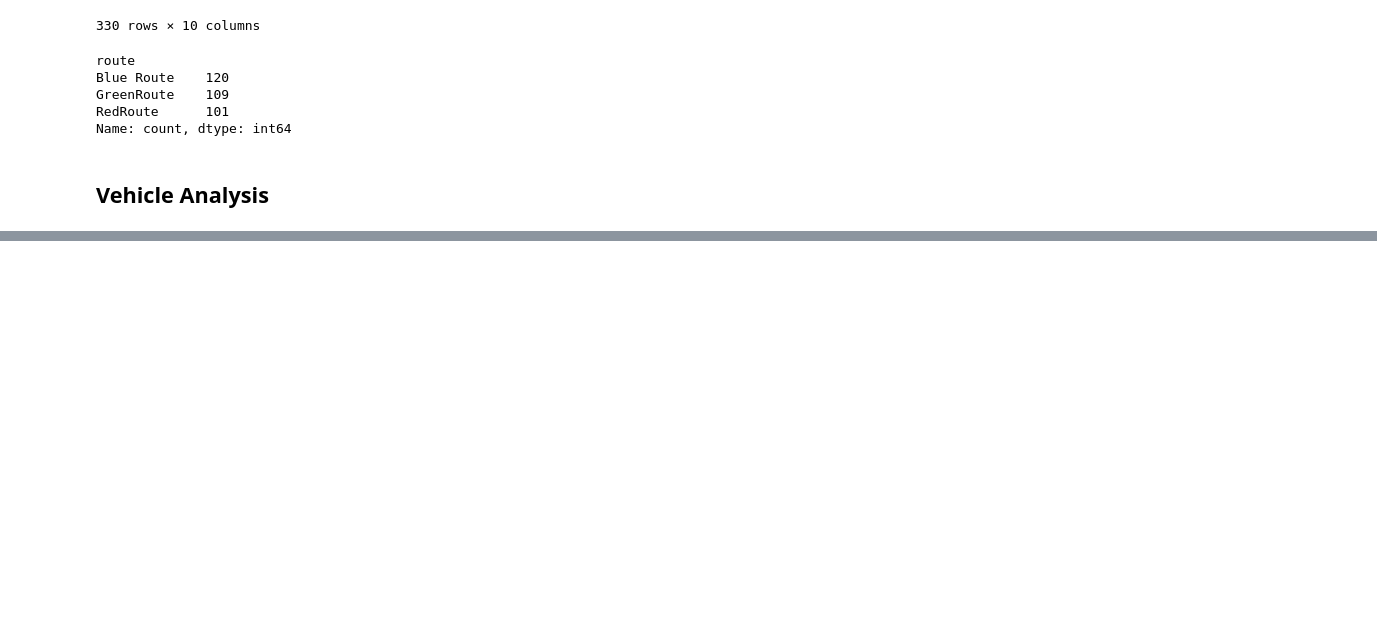
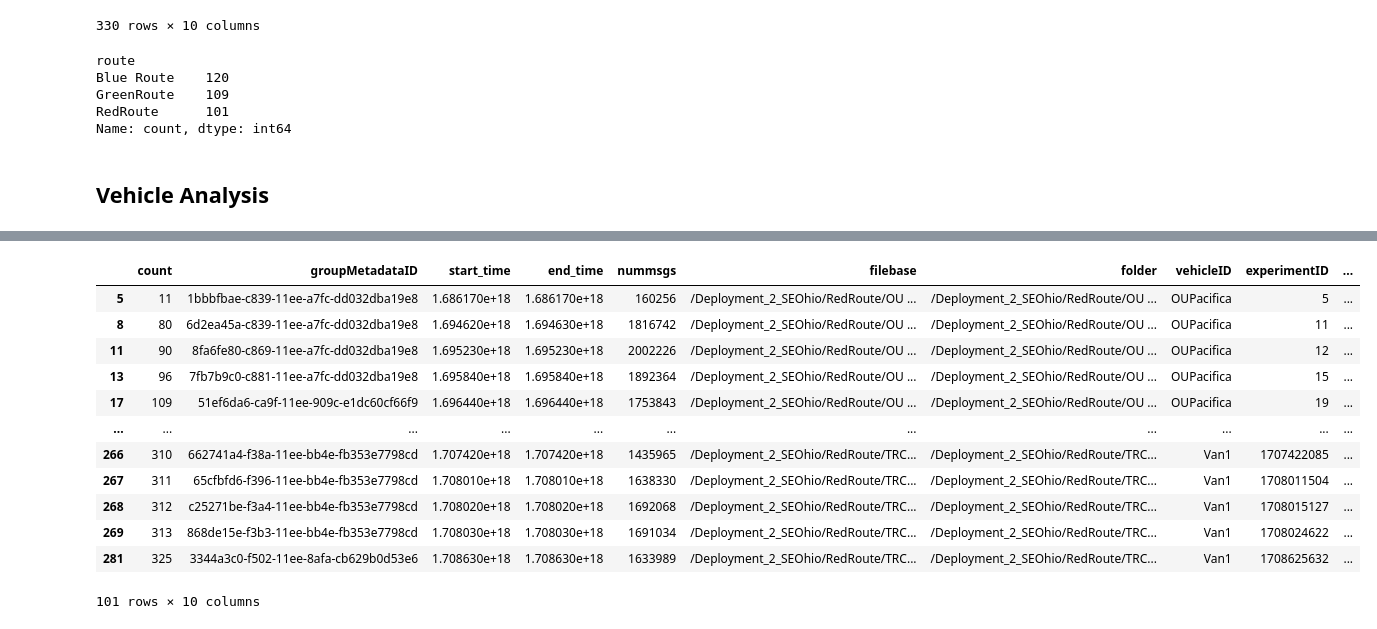
Before and after one commit to vHepp/TDMprivate, a Jupyter notebook: code/testing_ads_index.ipynb, the cells around one changed output, grey strips where cells are left out. Saved outputs shown, nothing was run; the diff lists cells and outputs as text; code cells hidden in the pictures; blank space fills up the shorter version.

```diff
--- a/code/testing_ads_index.ipynb
+++ b/code/testing_ads_index.ipynb
@@ -82,0 +112,16 @@ d
+# %%
+ads_index[ads_index['route'] == 'RedRoute'].sort_values(by='experimentID')
+# %% [output]
+|  | count | groupMetadataID | start_time | end_time | nummsgs | filebase | folder | vehicleID | experimentID | ... |
+| 5 | 11 | 1bbbfbae-c839-11ee-a7fc-dd032dba19e8 | 1.686170e+18 | 1.686170e+18 | 160256 | /Deployment_2_SEOhio/RedRoute/OU ... | /Deployment_2_SEOhio/RedRoute/OU ... | OUPacifica | 5 | ... |
+| 8 | 80 | 6d2ea45a-c839-11ee-a7fc-dd032dba19e8 | 1.694620e+18 | 1.694630e+18 | 1816742 | /Deployment_2_SEOhio/RedRoute/OU ... | /Deployment_2_SEOhio/RedRoute/OU ... | OUPacifica | 11 | ... |
+| 11 | 90 | 8fa6fe80-c869-11ee-a7fc-dd032dba19e8 | 1.695230e+18 | 1.695230e+18 | 2002226 | /Deployment_2_SEOhio/RedRoute/OU ... | /Deployment_2_SEOhio/RedRoute/OU ... | OUPacifica | 12 | ... |
+| 13 | 96 | 7fb7b9c0-c881-11ee-a7fc-dd032dba19e8 | 1.695840e+18 | 1.695840e+18 | 1892364 | /Deployment_2_SEOhio/RedRoute/OU ... | /Deployment_2_SEOhio/RedRoute/OU ... | OUPacifica | 15 | ... |
+| 17 | 109 | 51ef6da6-ca9f-11ee-909c-e1dc60cf66f9 | 1.696440e+18 | 1.696440e+18 | 1753843 | /Deployment_2_SEOhio/RedRoute/OU ... | /Deployment_2_SEOhio/RedRoute/OU ... | OUPacifica | 19 | ... |
+| ... | ... | ... | ... | ... | ... | ... | ... | ... | ... | ... |
+| 266 | 310 | 662741a4-f38a-11ee-bb4e-fb353e7798cd | 1.707420e+18 | 1.707420e+18 | 1435965 | /Deployment_2_SEOhio/RedRoute/TRC... | /Deployment_2_SEOhio/RedRoute/TRC... | Van1 | 1707422085 | ... |
+| 267 | 311 | 65cfbfd6-f396-11ee-bb4e-fb353e7798cd | 1.708010e+18 | 1.708010e+18 | 1638330 | /Deployment_2_SEOhio/RedRoute/TRC... | /Deployment_2_SEOhio/RedRoute/TRC... | Van1 | 1708011504 | ... |
+| 268 | 312 | c25271be-f3a4-11ee-bb4e-fb353e7798cd | 1.708020e+18 | 1.708020e+18 | 1692068 | /Deployment_2_SEOhio/RedRoute/TRC... | /Deployment_2_SEOhio/RedRoute/TRC... | Van1 | 1708015127 | ... |
+| 269 | 313 | 868de15e-f3b3-11ee-bb4e-fb353e7798cd | 1.708030e+18 | 1.708030e+18 | 1691034 | /Deployment_2_SEOhio/RedRoute/TRC... | /Deployment_2_SEOhio/RedRoute/TRC... | Van1 | 1708024622 | ... |
+| 281 | 325 | 3344a3c0-f502-11ee-8afa-cb629b0d53e6 | 1.708630e+18 | 1.708630e+18 | 1633989 | /Deployment_2_SEOhio/RedRoute/TRC... | /Deployment_2_SEOhio/RedRoute/TRC... | Van1 | 1708625632 | ... |
+101 rows × 10 columns
```
Also changed, not shown: parts of 13 cells of this notebook.
